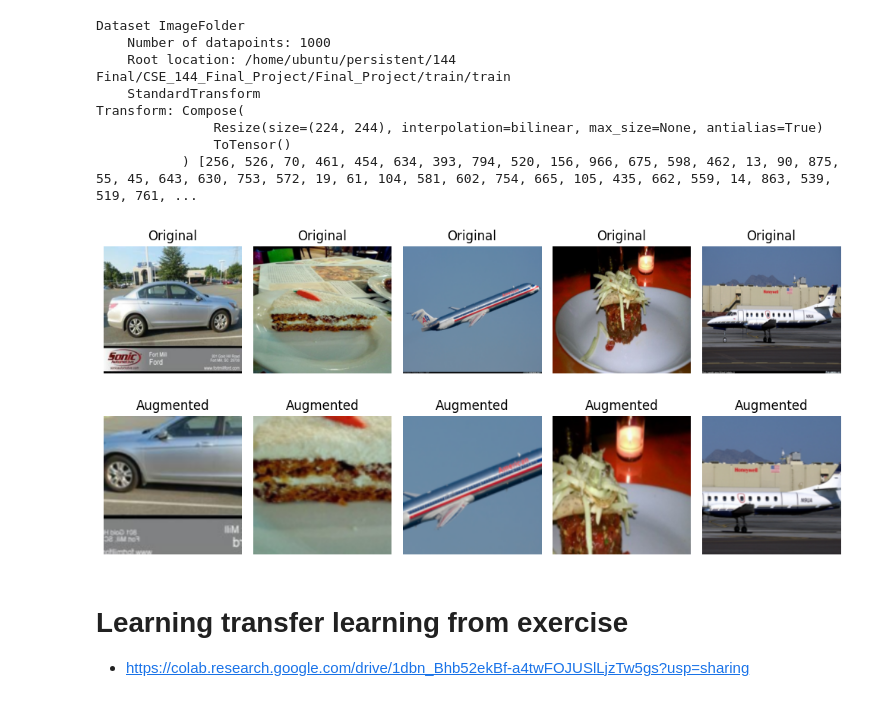
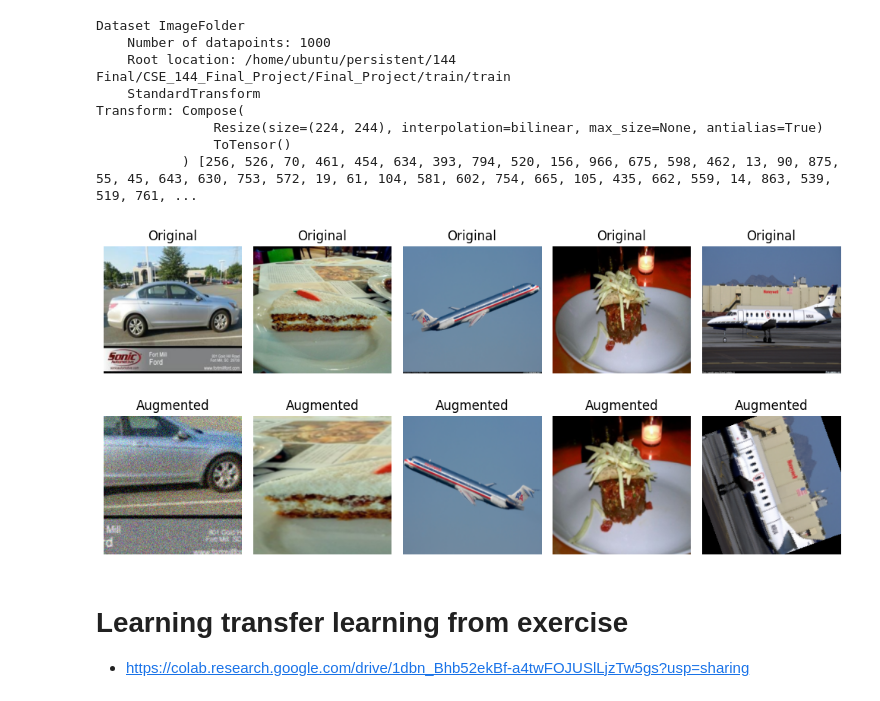
Before and after one commit to TheSpartanBuilder/CSE_144_Final_Project, a Jupyter notebook: Final_Project/final_project_V3.ipynb, the cells around one changed output. Cells and saved outputs as stored; diff of their text form; code cells hidden in the pictures.

```diff
--- a/Final_Project/final_project_V3.ipynb
+++ b/Final_Project/final_project_V3.ipynb
@@ -159,7 +159,7 @@ AUGMENTATIONS: list[v2.Transform] = [
     v2.RandomInvert(),
 ]
 
-NUM_AUGMENTATIONS: int = 4
+NUM_AUGMENTATIONS: int = 7
 # %%
 # TODO make the random number determinstic via a seed
 def getRandomAugments() -> list[v2.Transform]:
@@ -211,28 +214,28 @@ Transform: Compose(
 # %%
 # Visualize some original and augmented images
 plt.figure(figsize=(10, 5))
 # Get a batch of images from the test dataset
 images, labels = next(iter(test_loader))
 augmented_batch, augmented_labels = augment_images(images[:5],labels[:5])  # Get 5 images and their augmentations
 
 # Plot original and augmented images
 for i in range(5):
     # Original image
     plt.subplot(2, 5, i + 1)
     plt.imshow(images[i].permute(1, 2, 0).cpu())  # Convert from CxHxW to HxWxC
     plt.title("Original")
     plt.axis("off")
 
     # Augmented image
     plt.subplot(2, 5, i + 6)  # i + 1 + 5
-    plt.imshow(augmented_batch[i*4].permute(1, 2, 0).cpu())
+    plt.imshow(augmented_batch[i*7].permute(1, 2, 0).cpu())
     plt.title("Augmented")
     plt.axis("off")
 
 plt.tight_layout()
 plt.show()
 # %% [output]
-[figure, old version]
+[figure, new version]
 # %% [markdown]
 # Learning transfer learning from exercise
 * https://colab.research.google.com/drive/1dbn_Bhb52ekBf-a4twFOJUSlLjzTw5gs?usp=sharing
```
Also changed, not shown: parts of 8 cells of this notebook.
